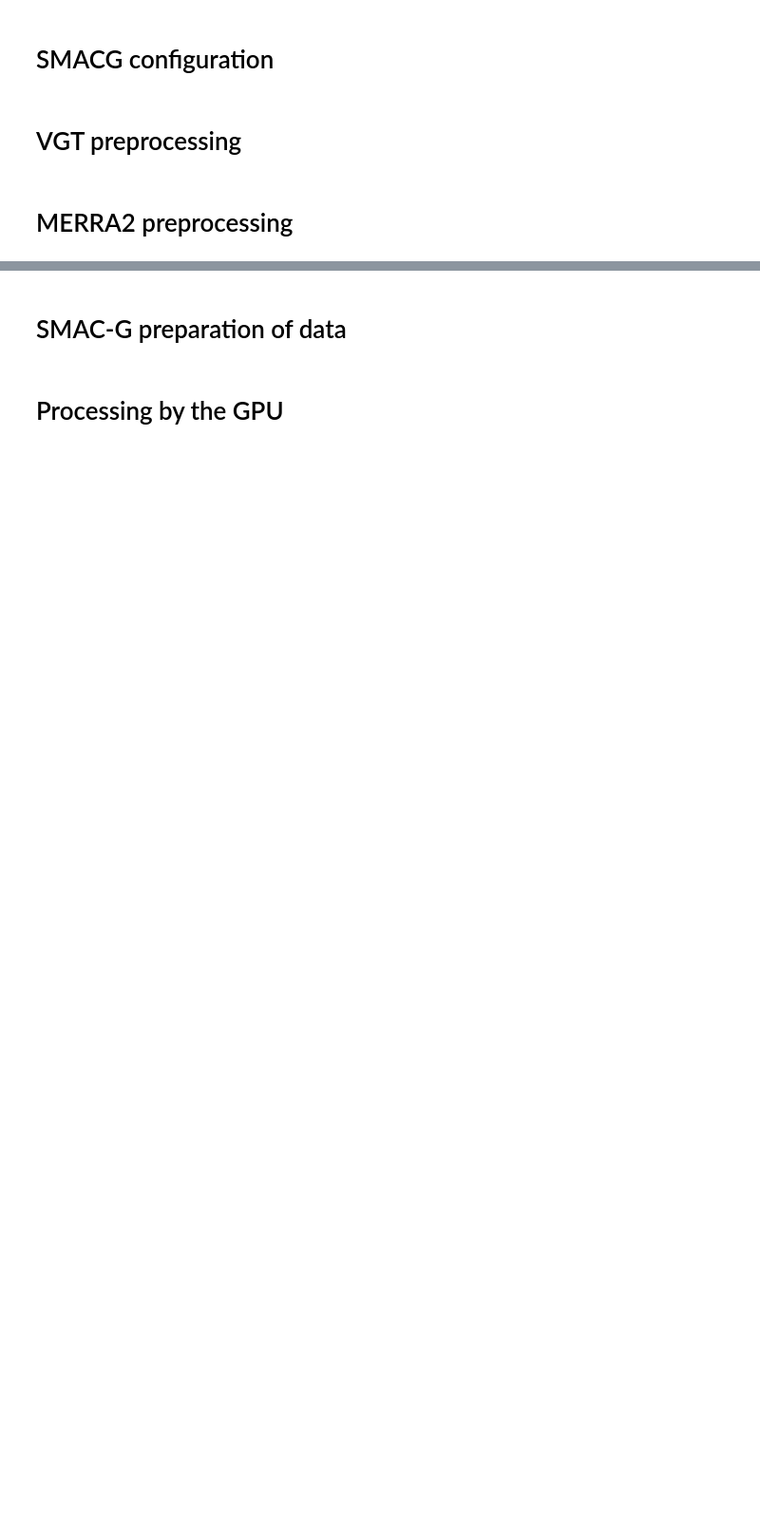
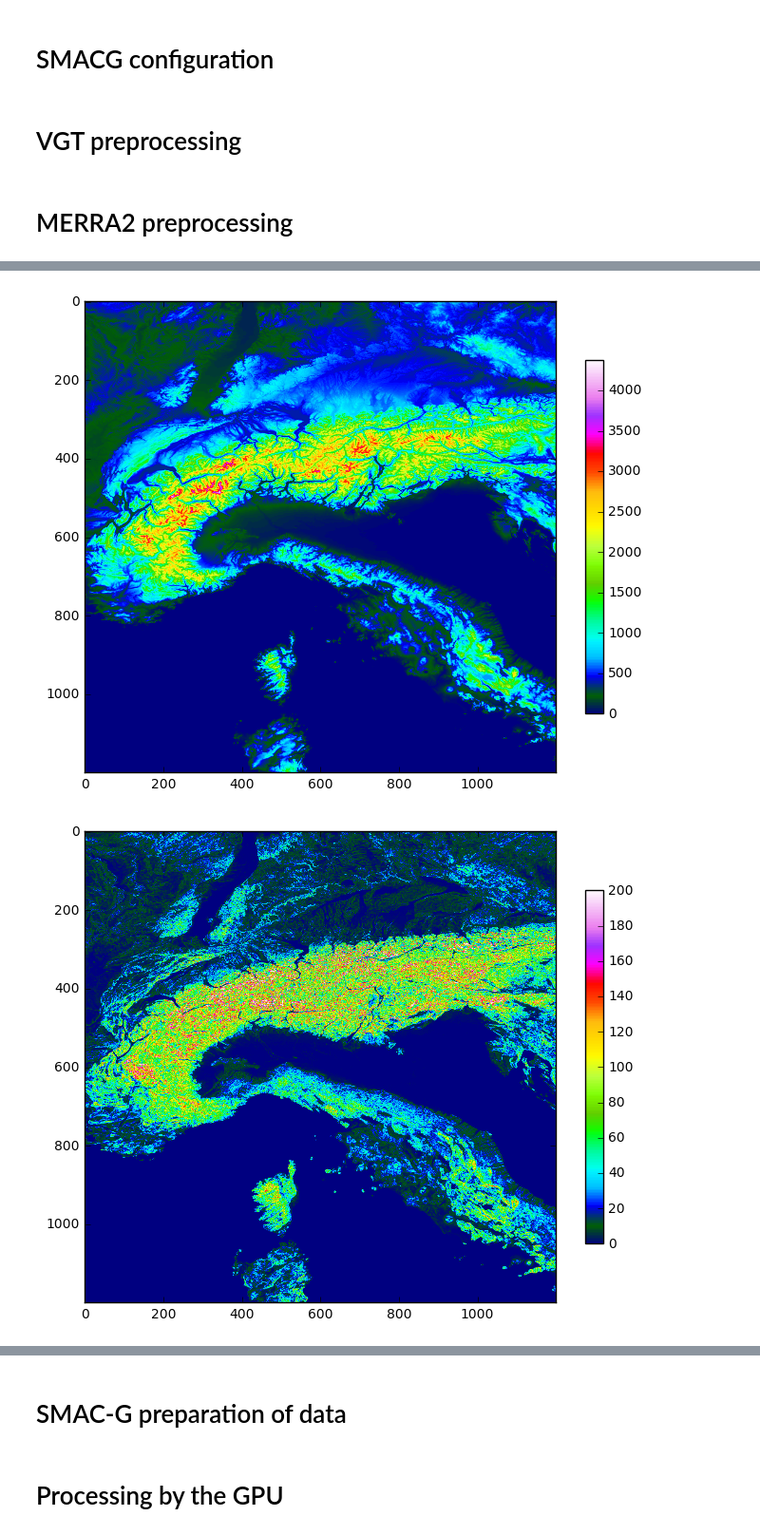
Before and after one commit to hygeos/smaccl, a Jupyter notebook: smacg-VGT-example.ipynb, the cells around one changed output, grey strips where cells are left out. Shown at 95% size. Drawn from its saved outputs; the diff is of its cells as text; code cells hidden in the pictures; blank space fills up the shorter version.

```diff
--- a/smacg-VGT-example.ipynb
+++ b/smacg-VGT-example.ipynb
@@ -17,4 +16,7 @@ Populating the interactive namespace from numpy and matplotlib
 # %%
 # path to DEM
-fdem = '/rfs/data/DEM/GTOPO30_MLUT.nc'
+fdem = '/rfs/data/DEM/GTOPO30_DZ_MLUT.nc'
+# DEM Read (once!)
 dem_lut = read_mlut(fdem) # global DEM GTOPO 30, reading once, could be long, stored into a MLUT object
+# dem object is a MLUT object
+dem_lut.describe()
@@ -32,3 +32,9 @@ dem_lut.describe()
+# %%
+def Ps(z,p0,T, g=9.801, R=287.058, lam=-0.006):
+    T1 = np.log(R*T) - np.log(-R*lam*z+R*T)
+    return p0*np.exp(-g/(R*lam)*T1)
+def dPsdz(z,p0,T, g=9.801, R=287.058, lam=-0.006):
+    return g*Ps(z,p0,T, g=9.801, R=287.058, lam=-0.006)/(R*(T-lam*z))
 # %% [markdown]
 # SMACG configuration
 # %%
@@ -224,3 +204,35 @@ merra_lut.describe()
   [1] lat: 361 values in [-90.0, 90.0]
   [2] lon: 576 values in [-180.0, 179.375]
 <luts.MLUT at 0x...>
+# %%
+if True:
+    lon2,lat2=np.meshgrid(np.linspace(5.,15.,num=1200),np.linspace(50.,40.,num=1200))
+    z=dem_lut['elev'][Idx(lat2),Idx(lon2)]
+    z[np.where(z<=0)]=0.
+    figure(figsize=(8,8))
+    imshow(z,cmap='gist_ncar')
+    colorbar(shrink=0.6)
+    figure(figsize=(8,8))
+    imshow(dem_lut['Delev'][Idx(lat2),Idx(lon2)], vmax=200,cmap='gist_ncar')
+    colorbar(shrink=0.6)
+    figure(figsize=(8,8))
+    imshow(merra_lut['T10M'].sub({'time':0})[Idx(lat2),Idx(lon2)], cmap='gist_ncar')
+    colorbar(shrink=0.6)
+    figure(figsize=(8,8))
+    imshow(merra_lut['SLP'].sub({'time':0})[Idx(lat2),Idx(lon2)]/100, cmap='gist_ncar')
+    colorbar(shrink=0.6)
+    figure(figsize=(8,8))
+    imshow(merra_lut['TQV'].sub({'time':0})[Idx(lat2),Idx(lon2)]*k_uh2o, cmap='gist_ncar')
+    colorbar(shrink=0.6)
+    figure(figsize=(8,8))
+    imshow(merra_lut['TO3'].sub({'time':0})[Idx(lat2),Idx(lon2)]*k_uo3, cmap='gist_ncar')
+    colorbar(shrink=0.6)
+    T10M=merra_lut['T10M'].sub({'time':0})[Idx(lat2),Idx(lon2)]
+    P0=merra_lut['SLP'].sub({'time':0})[Idx(lat2),Idx(lon2)]/100
+    figure(figsize=(8,8))
+    PS = Ps(z,P0,T10M)
+    imshow(PS, vmax=1050, cmap='gist_ncar')
+    colorbar(shrink=0.6)
+# %% [output]
+[figure, added]
+[figure, added]
```
Also changed, not shown: parts of 20 cells of this notebook, 3 other files.
